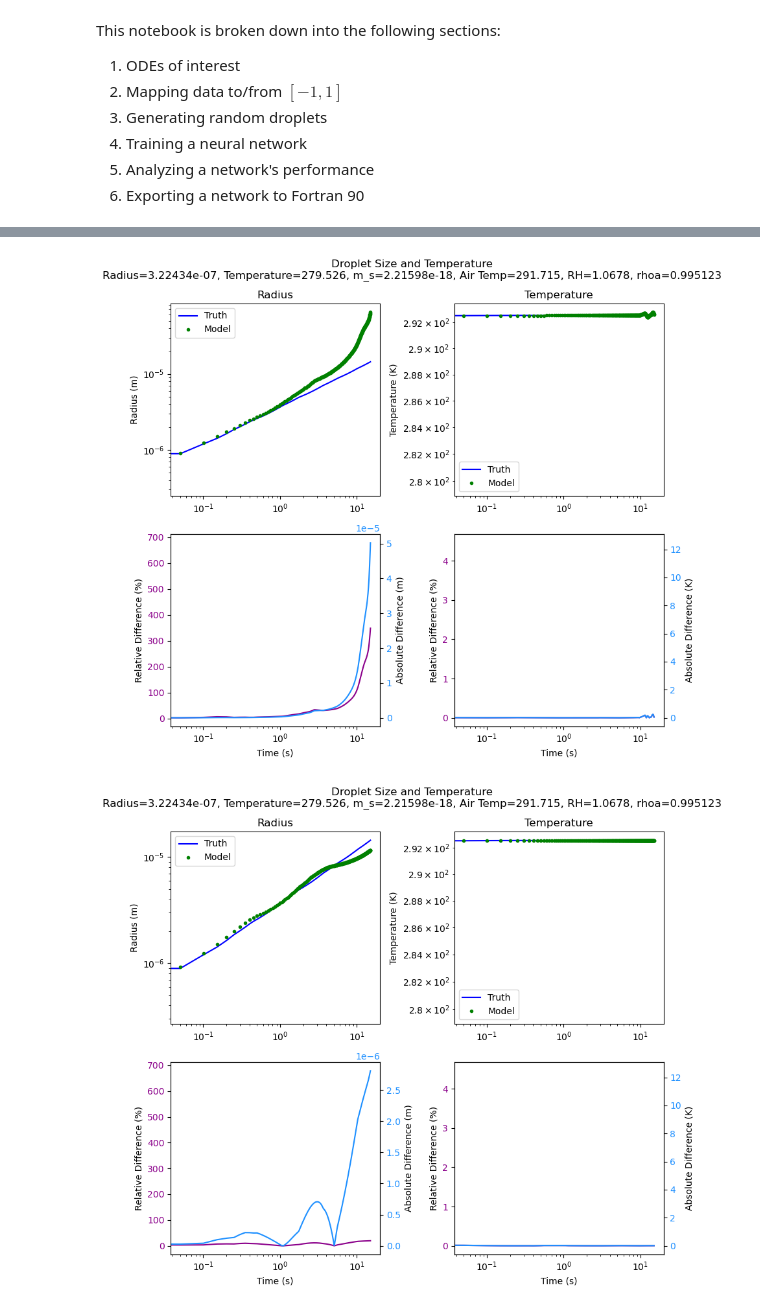
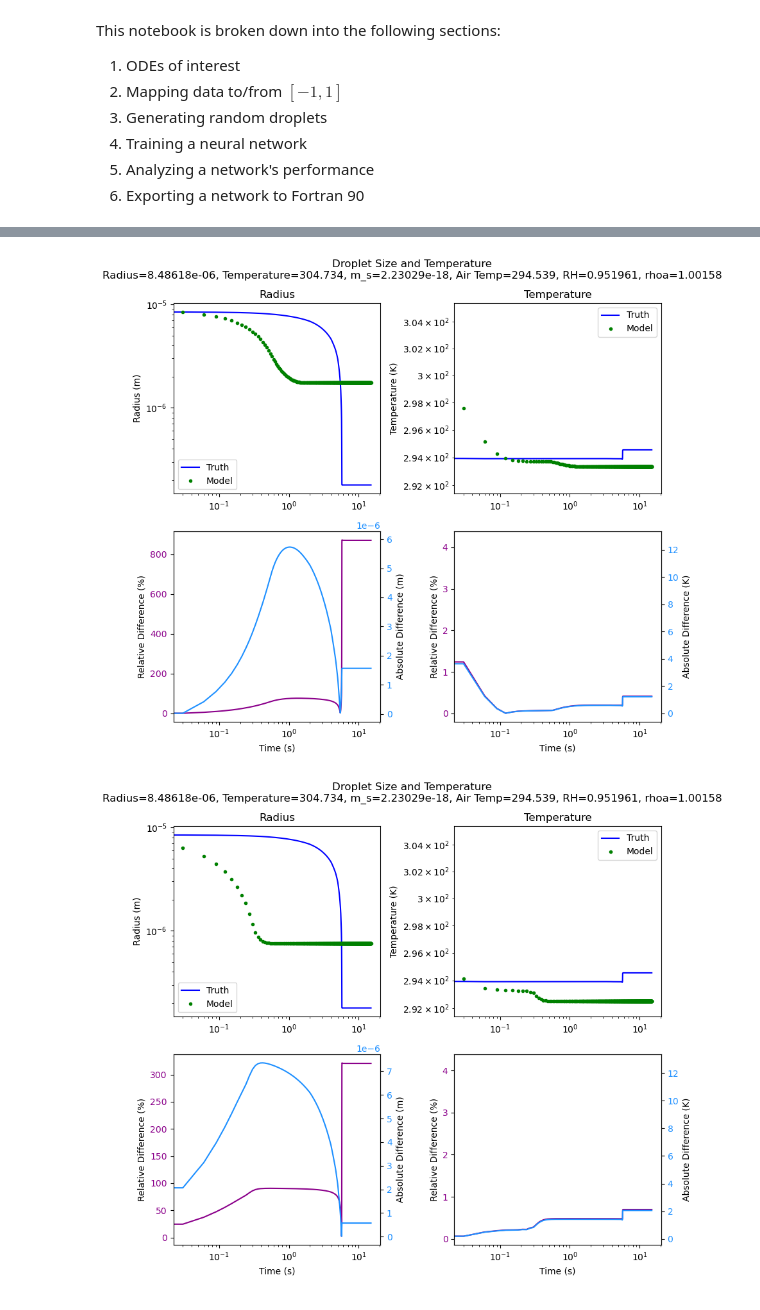
Before and after one commit to RichterLab/NTLP, a Jupyter notebook: droplet_approximation/notebooks/error_analysis.ipynb, the cells around one changed output, grey strips where cells are left out. Saved outputs shown, nothing was run; the diff lists cells and outputs as text; code cells hidden in the pictures.

```diff
--- a/droplet_approximation/notebooks/error_analysis.ipynb
+++ b/droplet_approximation/notebooks/error_analysis.ipynb
@@ -31,13 +31,11 @@ from droplet_approximation.analysis import analyze_model_iterative_performance,
 from droplet_approximation.models import *
 from droplet_approximation.models import do_iterative_inference, generate_fortran_module
 # %%
-model_load_paths = ["../models/network_400m.pth",
-                    "../models/network_400m_weighted.pth",
-                    "../models/network_400m_jagged.pth",
-                    "../models/network_400m_jagged_weighted.pth",
-                    "../models/large_dataset_narrow_jagged.pth"]
+model_load_paths = ["../models/network_NTLP_decoupled.pth",
+                    "../models/network_NTLP_decoupled_400M.pth",
+                    "../models/network_NTLP_decoupled_weighted.pth"]
 
-testing_data_file = "../data/testing_data.data"
+testing_data_file = "../data/uncoupled_eval_data_stripped.data"
 # %%
 model_count = len(model_load_paths)
 
@@ -50,7 +48,7 @@ for i in range(model_count):
 # %%
 
 graph_count = 1
-dt = 0.05
+dt = 0.03
 final_time = 15.0
 
 for i in range(graph_count):
@@ -71,2 +65,2 @@ Inputs: [3.2243383e-07 2.7952634e+02 2.2159757e-18 2.9171490e+02 1.0677983e+00
-[figure, old version]
+[figure, new version]
-[figure, old version]
+[figure, new version]
```
Also changed, not shown: parts of 6 cells of this notebook, 2 other files.
